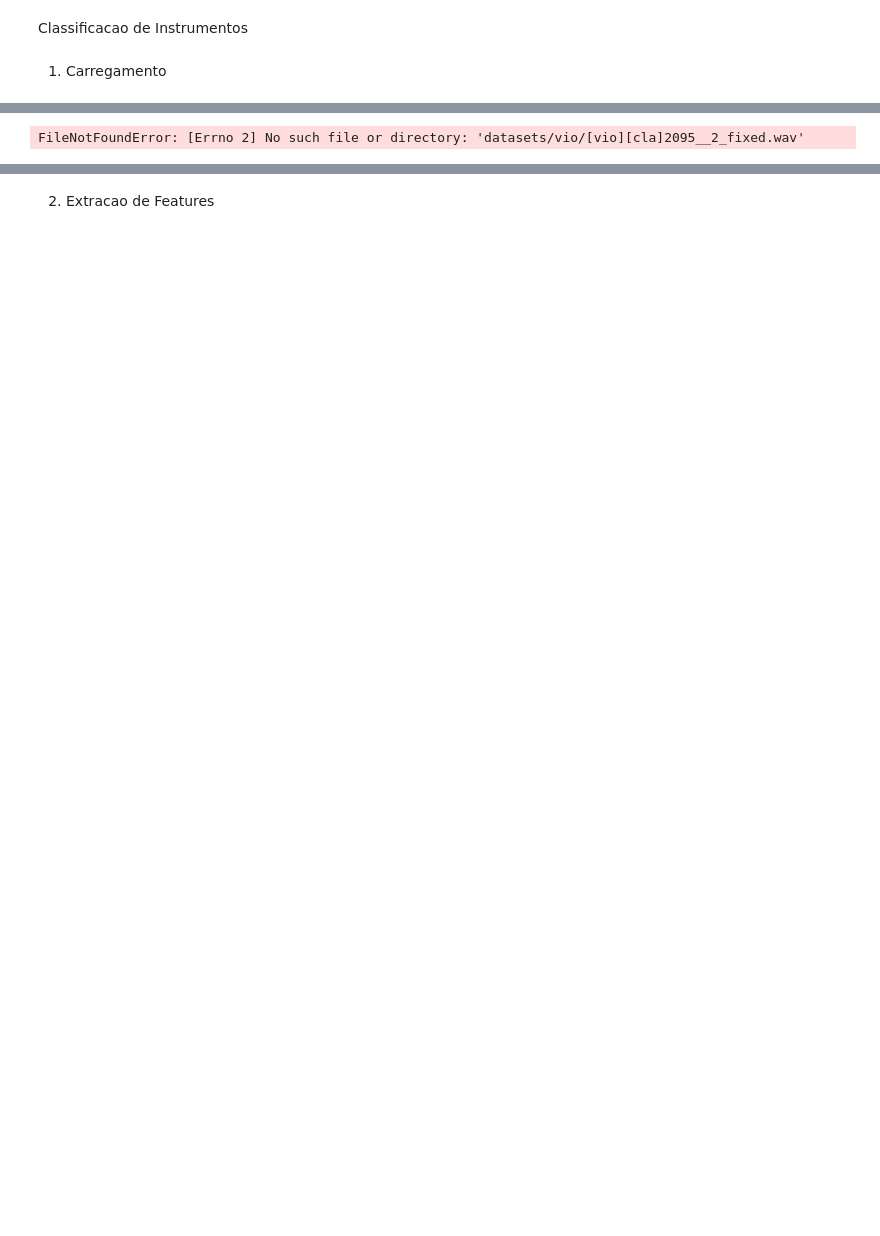
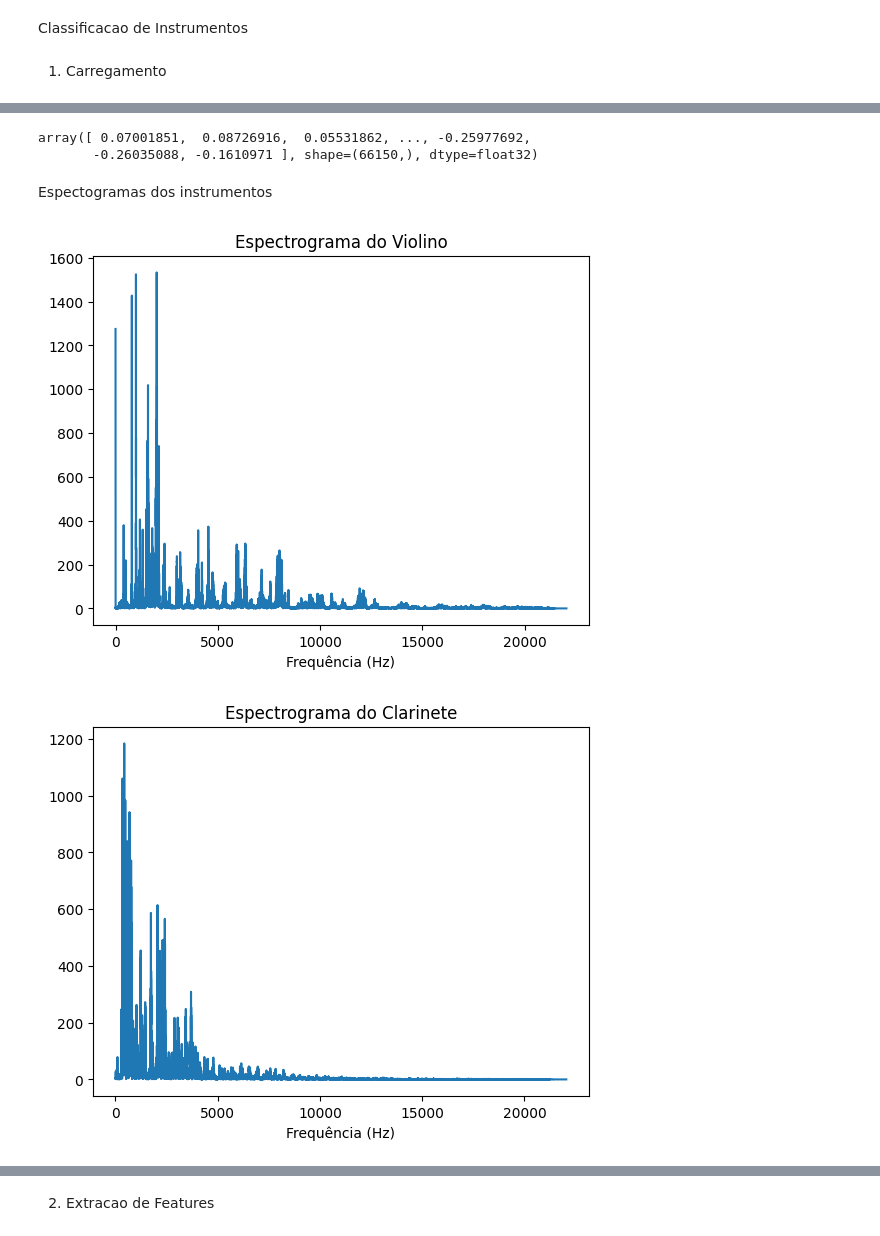
Before and after one commit to adriel1ft/instrument-classification, a Jupyter notebook: v0.ipynb, the cells around one changed output, grey strips where cells are left out. Drawn from its saved outputs; the diff is of its cells as text; code cells hidden in the pictures; blank space fills up the shorter version.

Commit message:
add carregar audio, plotagem espectograma e notes sobre passo 1

```diff
--- a/v0.ipynb
+++ b/v0.ipynb
@@ -97,2 +31,0 @@ path
-# %%
-y, sr = librosa.load(BASE_PATH / "vio" / "[vio][cla]2095__2.wav", sr=22050)
@@ -132,4 +32,27 @@ FileNotFoundError: [Errno 2] No such file or directory: 'C:\\Users\\kamil\\OneDr
-# %%
-y, sr = librosa.load("datasets/vio/[vio][cla]2095__2_fixed.wav", sr=22050)
-# %% [output]
-FileNotFoundError: [Errno 2] No such file or directory: 'datasets/vio/[vio][cla]2095__2_fixed.wav'
+# %%
+def plot_spectrum(y, sr, instrumento):
+    Y = np.abs(np.fft.rfft(y))
+    freqs = np.fft.rfftfreq(len(y), d=1/sr)
+
+    plt.title(f"Espectrograma do {instrumento}")
+    plt.plot(freqs, Y)
+    plt.xlabel("Frequência (Hz)")
+    plt.show()
+# %%
+y_vio = carregar_audio(BASE_PATH / "vio" / "[vio][cla]2095__2.wav")
+y_cla = carregar_audio(BASE_PATH / "cla" / "[cla][cla]0150__2.wav")
+y_pia = carregar_audio(BASE_PATH / "pia" / "[pia][cla]1283__2.wav")
+# %%
+y_pia
+# %% [output]
+array([ 0.07001851,  0.08726916,  0.05531862, ..., -0.25977692,
+       -0.26035088, -0.1610971 ], shape=(66150,), dtype=float32)
+# %% [markdown]
+Espectogramas dos instrumentos
+# %%
+plot_spectrum(y_vio, 44100,instrumento="Violino")
+plot_spectrum(y_cla, 44100,instrumento="Clarinete")
+plot_spectrum(y_pia, 44100,instrumento="Piano")
+# %% [output]
+[figure, added]
+[figure, added]
```
Also changed, not shown: parts of 15 cells of this notebook, 1 other file.
